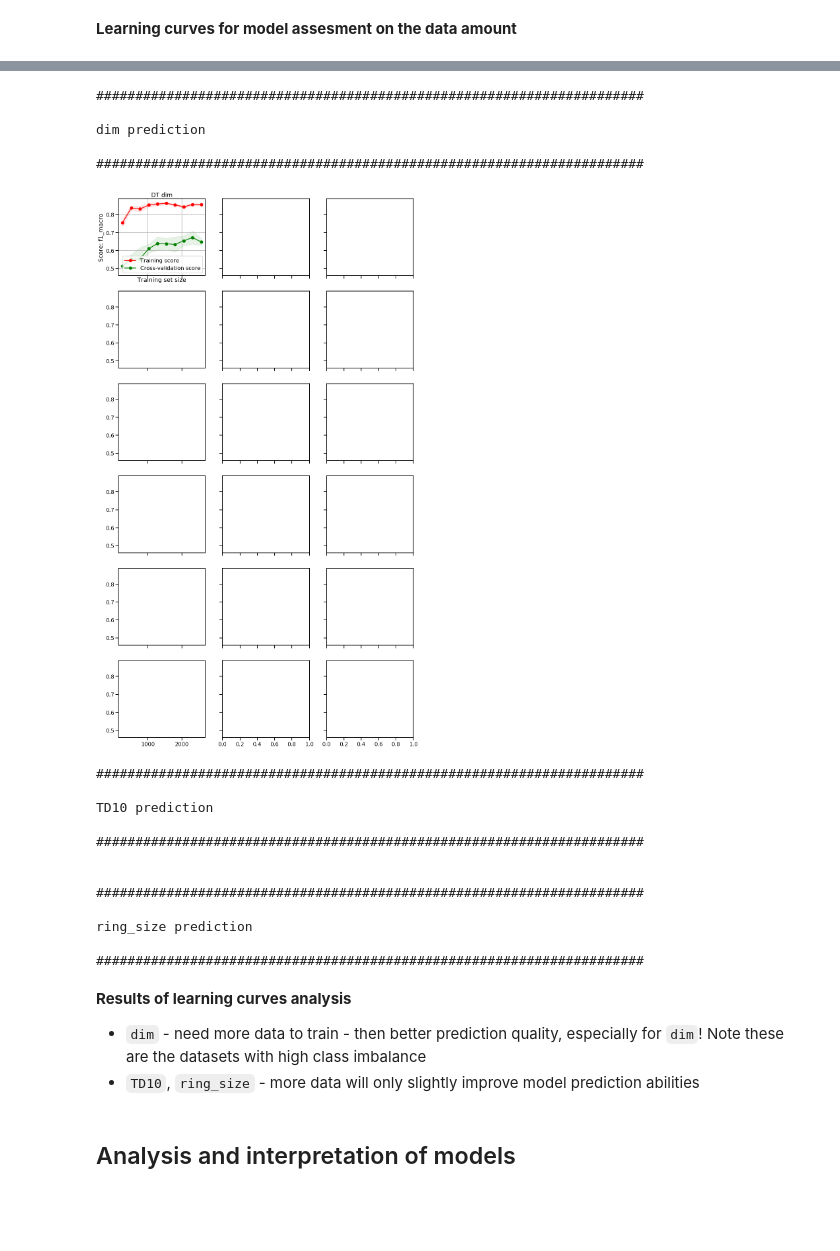
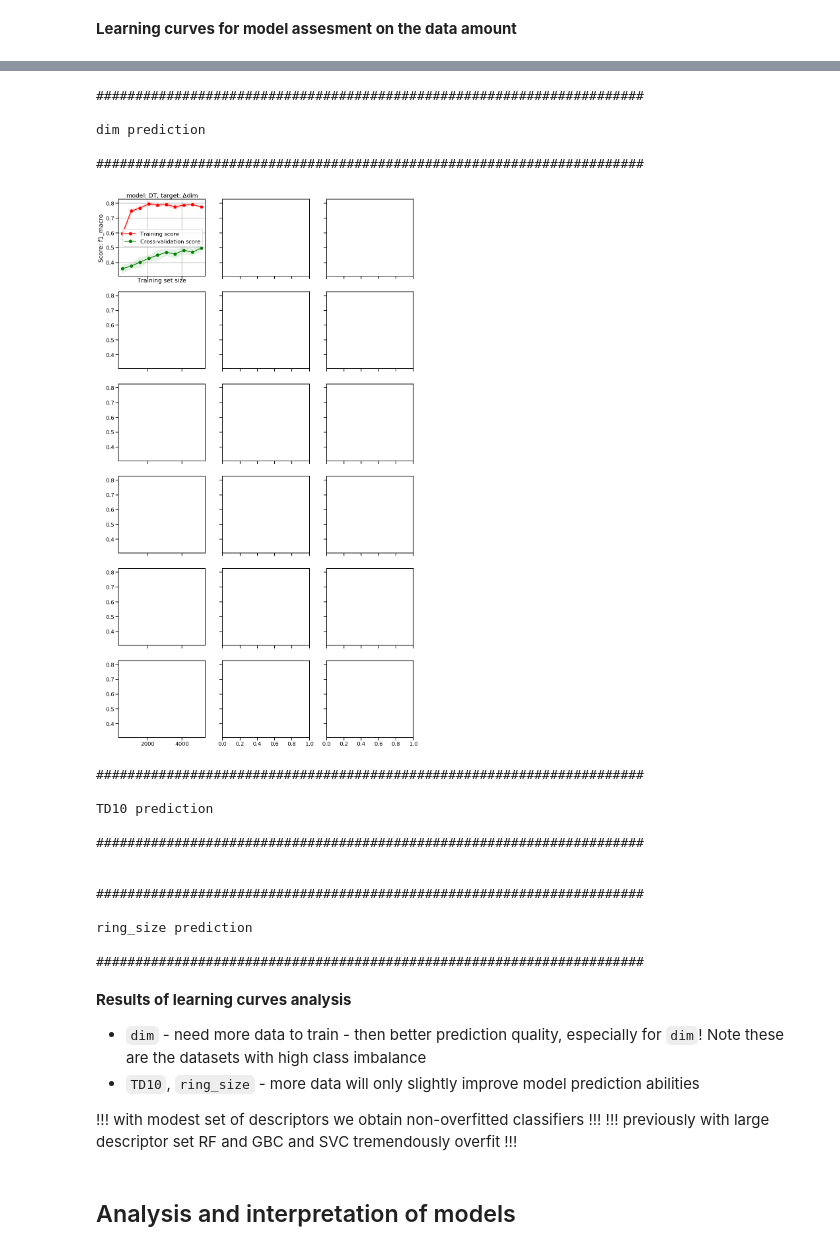
Before and after one commit to trioxane/iCPs_MLs, a Jupyter notebook: framework changes classification models.ipynb, the cells around one changed output, grey strips where cells are left out. Drawn from its saved outputs; the diff is of its cells as text; code cells hidden in the pictures; blank space fills up the shorter version.

```diff
--- a/framework changes classification models.ipynb
+++ b/framework changes classification models.ipynb
@@ -293,0 +433,24 @@ plt.grid(b=True, axis='y', ls=':', color='k', lw='1.5')
+# %%
+# with scaling
+yx = y1X
+
+plt.figure(figsize=(18, 5))
+f_imp = model_dicts_loaded['dim']['GBC'].feature_importances_
+imp = f_imp.argsort()[::-1]
+sns.barplot(yx.columns[1:][imp], f_imp[imp])
+_ = plt.xticks(rotation=90)
+plt.title('dim, GBC')
+
+plt.figure(figsize=(18, 5))
+f_imp = model_dicts_loaded['dim']['RF'].feature_importances_
+imp = f_imp.argsort()[::-1]
+sns.barplot(yx.columns[1:][imp], f_imp[imp])
+_ = plt.xticks(rotation=90)
+plt.title('dim, RF')
+
+plt.figure(figsize=(18, 5))
+f_imp = model_dicts_loaded['dim']['DT'].feature_importances_
+imp = f_imp.argsort()[::-1]
+sns.barplot(yx.columns[1:][imp], f_imp[imp])
+_ = plt.xticks(rotation=90)
+plt.title('dim, DT')
@@ -296,32 +480,33 @@ plt.grid(b=True, axis='y', ls=':', color='k', lw='1.5')
 # %%
 fig, ax = plt.subplots(6, 3, figsize=(16, 30), sharex='col', sharey=True)
 
 for i, (frmwrk_prop, yx) in enumerate(zip(['dim', 'TD10', 'ring_size'], yXs)):
 
     print('\n%s\n' % (70*'#'))
     print(frmwrk_prop, 'prediction')
     print('\n%s\n' % (70*'#'))
 
     model_dict = model_dicts_loaded[frmwrk_prop]
 
     for j, (model_name, model) in enumerate(sorted(model_dict.items())):
         plot_learning_curve(estimator=model,
-                            title=f'{model_name} {frmwrk_prop}',
+                            title=f'model: {model_name}, target: $\Delta${frmwrk_prop}',
                             axes=ax[j, i],
                             X=yx.iloc[:, 1:], y=yx.iloc[:, 0].astype(int),
                             cv=StratifiedKFold(n_splits=10, shuffle=True, random_state=23),
                             scoring='f1_macro',
-                            train_sizes=np.linspace(.1, 1.0, 10))
+                            train_sizes=np.linspace(.1, 1.0, 10),
+                            n_jobs=-1)
 
 fig.tight_layout()
-# fig.savefig('learning_curves.png', dpi=dpi)
+fig.savefig('learning_curves.png', dpi=dpi)
 # %% [output]
 ######################################################################
 
 dim prediction
 
 ######################################################################
-[figure, old version]
+[figure, new version]
 ######################################################################
 
 TD10 prediction
@@ -338,5 +523,8 @@ ring_size prediction
 **Results of learning curves analysis**
 - `dim` - need more data to train - then better prediction quality, especially for `dim`! Note these are the datasets with high class imbalance
 - `TD10`, `ring_size` - more data will only slightly improve model prediction abilities
+
+!!! with modest set of descriptors we obtain non-overfitted classifiers !!!
+!!! previously with large descriptor set RF and GBC and SVC tremendously overfit !!!
 # %% [markdown]
 ## Analysis and interpretation of models
```
Also changed, not shown: parts of 68 cells of this notebook, 7 other files.
